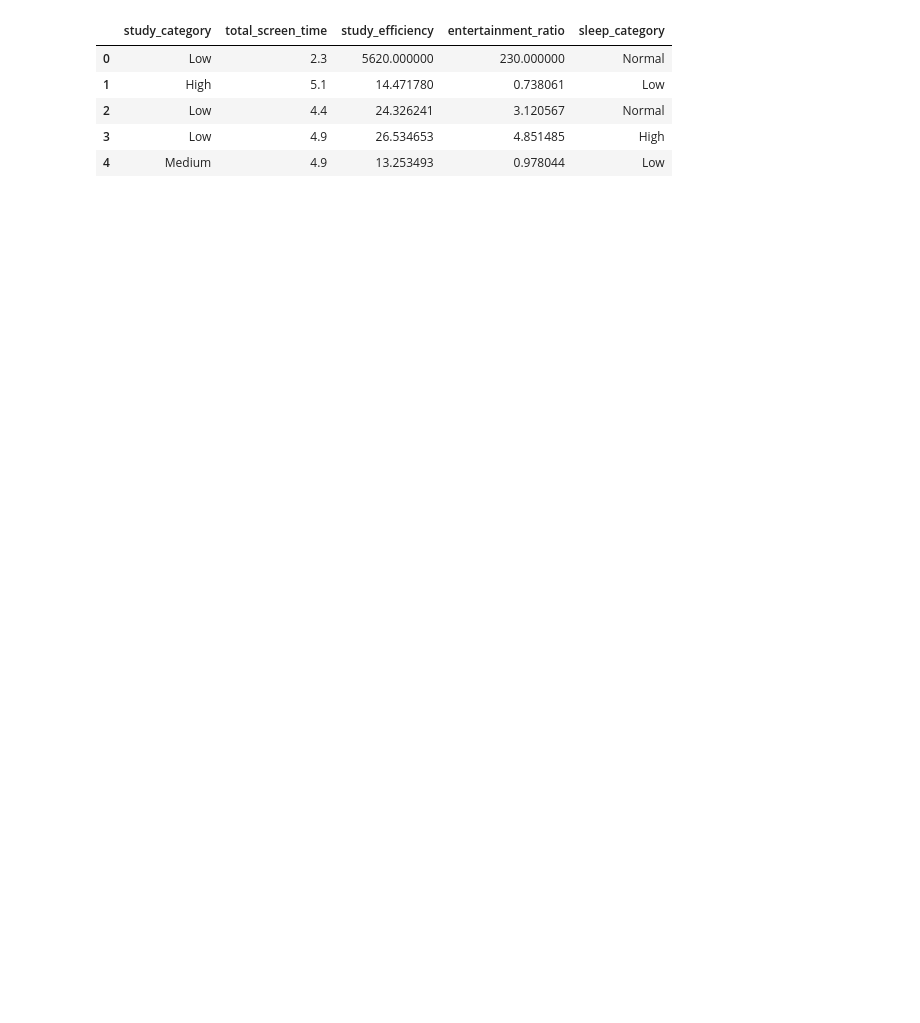
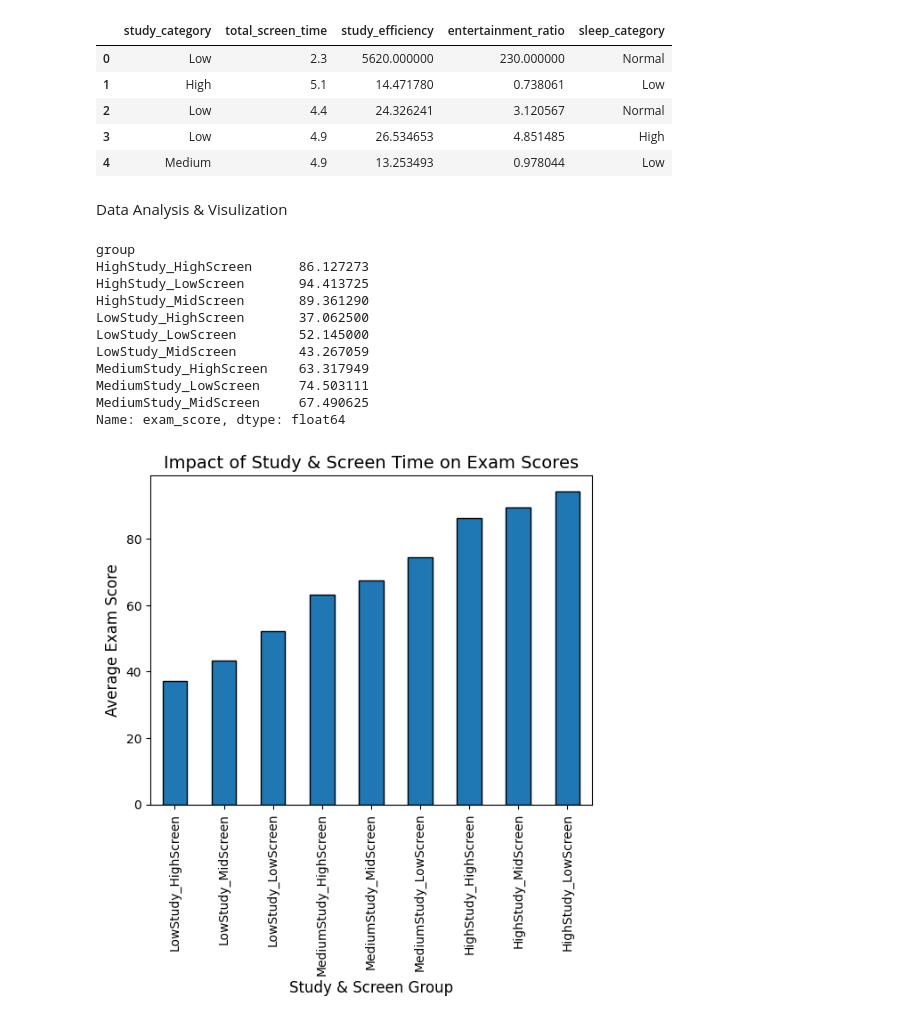
Before and after one commit to DiamondHalder/Student_Performance_Analysis, a Jupyter notebook: Student_Performance_Analysis.ipynb, the cells around one changed output. Saved outputs shown, nothing was run; the diff lists cells and outputs as text; code cells hidden in the pictures; blank space fills up the shorter version.

Commit message:
Add data analysis and visualization

```diff
--- a/Student_Performance_Analysis.ipynb
+++ b/Student_Performance_Analysis.ipynb
@@ -266,3 +268,33 @@ df[['study_category','total_screen_time','study_efficiency',
 | 2 | Low | 4.4 | 24.326241 | 3.120567 | Normal |
 | 3 | Low | 4.9 | 26.534653 | 4.851485 | High |
 | 4 | Medium | 4.9 | 13.253493 | 0.978044 | Low |
+# %% [markdown]
+ Data Analysis & Visulization
+# %%
+# Analyzing the Relationship Between Study Habits and Screen Time on Exam Performance
+df['group'] = df['study_category'] + "Study_" + pd.cut(df['total_screen_time'],
+                                                  bins=3,
+                                                  labels=["LowScreen","MidScreen","HighScreen"]).astype(str)
+
+group_score = df.groupby('group')['exam_score'].mean()
+print(group_score)
+
+group_score.sort_values().plot(kind='bar', edgecolor='black')
+plt.title('Impact of Study & Screen Time on Exam Scores', fontsize=14)
+plt.ylabel('Average Exam Score', fontsize=12)
+plt.xlabel('Study & Screen Group', fontsize=12)
+plt.savefig("images/mpact_of_Study_&_Screen_Time_on_Exam_Scores.png")
+plt.show()
+# %% [output]
+group
+HighStudy_HighScreen      86.127273
+HighStudy_LowScreen       94.413725
+HighStudy_MidScreen       89.361290
+LowStudy_HighScreen       37.062500
+LowStudy_LowScreen        52.145000
+LowStudy_MidScreen        43.267059
+MediumStudy_HighScreen    63.317949
+MediumStudy_LowScreen     74.503111
+MediumStudy_MidScreen     67.490625
+Name: exam_score, dtype: float64
+[figure, added]
```
Also changed, not shown: parts of 7 cells of this notebook, 5 other files.
